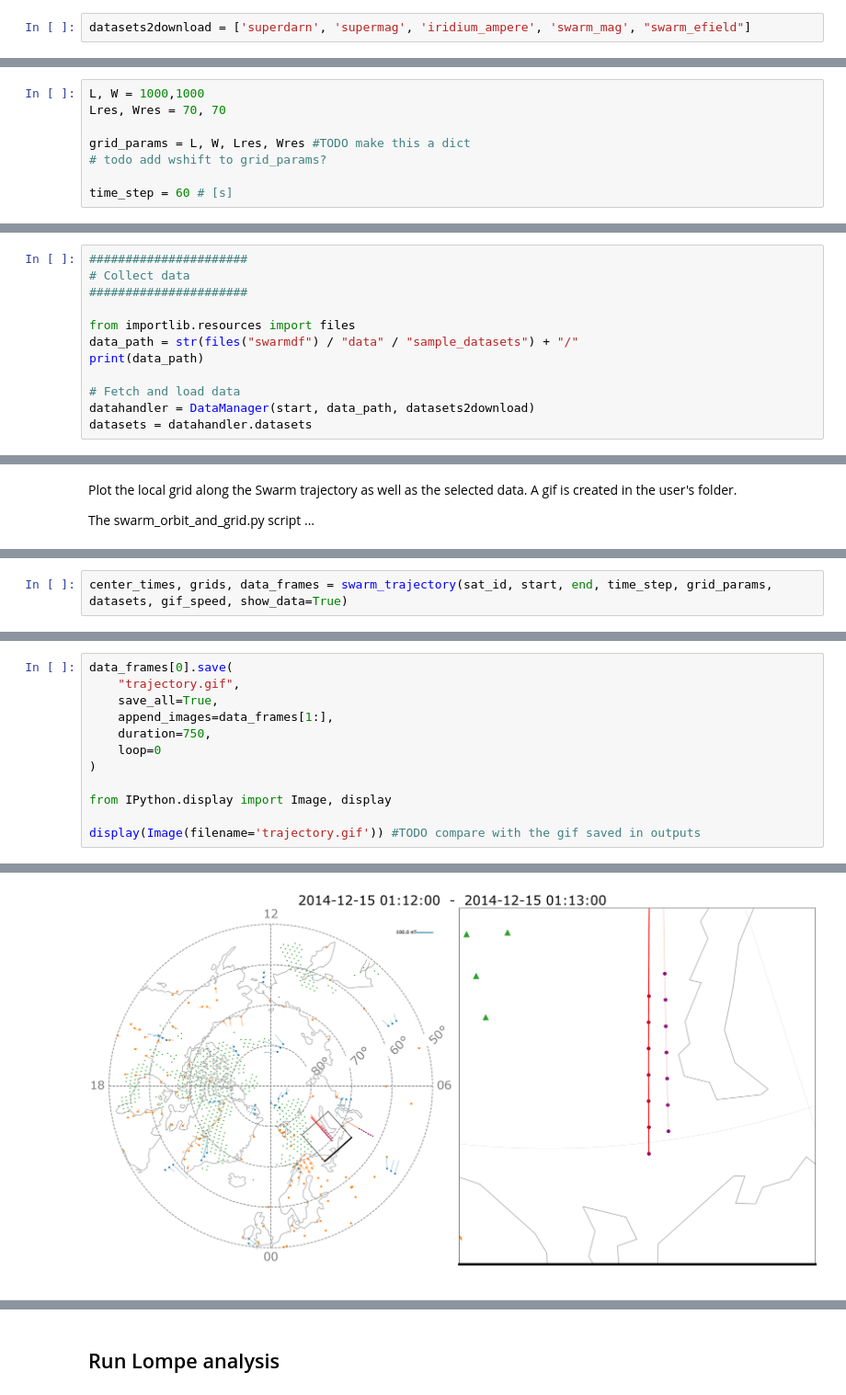
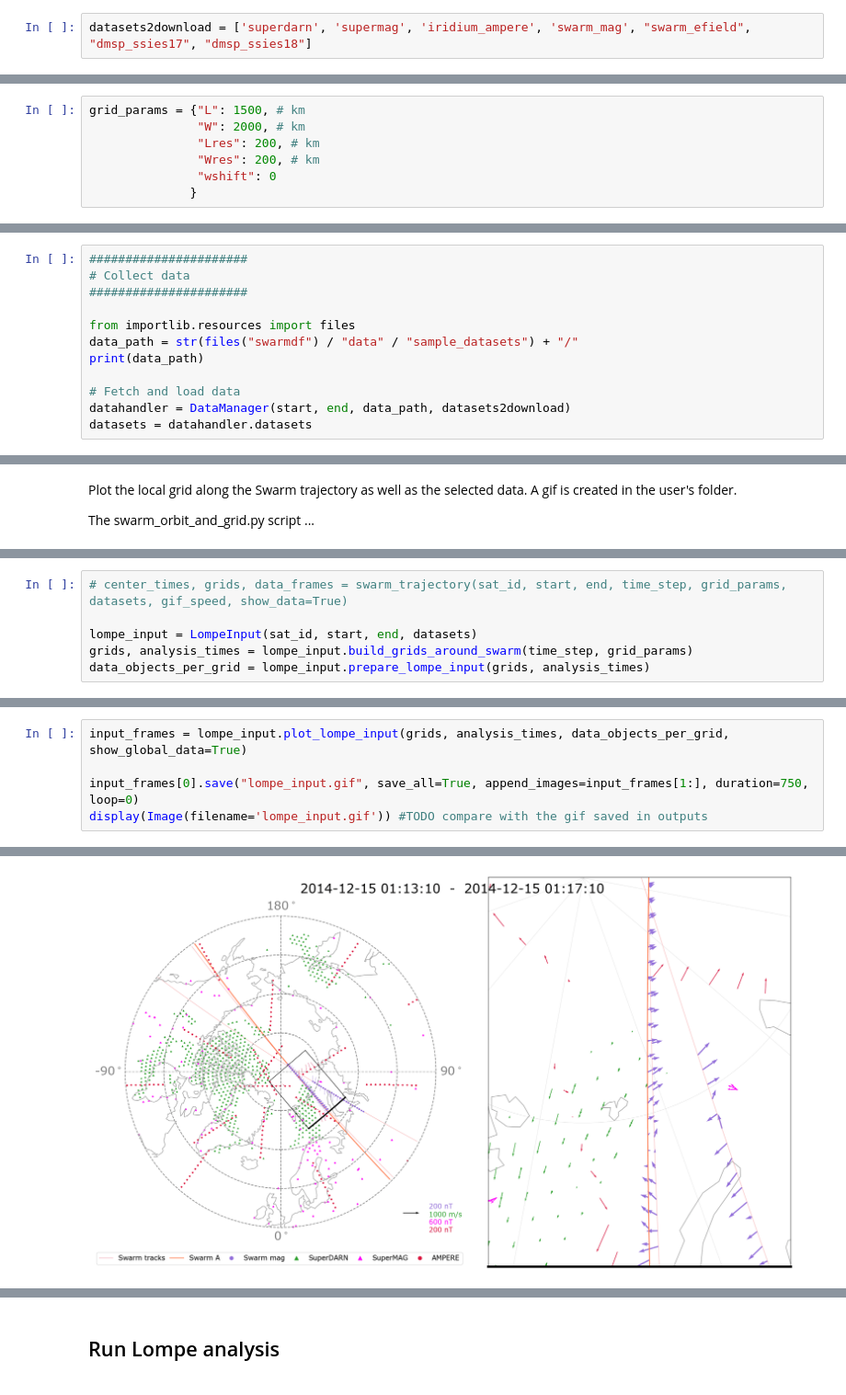
Before and after one commit to Margot-D/SwarmDF, a Jupyter notebook: src/swarmdf/examples/SwarmDF_demo.ipynb, the cells around one changed output, grey strips where cells are left out. Shown at 92% size. Saved outputs shown, nothing was run; the diff lists cells and outputs as text.

```diff
--- a/src/swarmdf/examples/SwarmDF_demo.ipynb
+++ b/src/swarmdf/examples/SwarmDF_demo.ipynb
@@ -40,7 +43,7 @@ end   = datetime(2014, 12, 15, 1, 14, 0)
 
 Choose datasets among SuperDARN, SuperMAG, Iridium/Ampere, Swarm electric field and Swarm magnetic field. By default, all datasets are selected.
 # %%
-datasets2download = ['superdarn', 'supermag', 'iridium_ampere', 'swarm_mag', "swarm_efield"]
+datasets2download = ['superdarn', 'supermag', 'iridium_ampere', 'swarm_mag', "swarm_efield", "dmsp_ssies17", "dmsp_ssies18"]
 # %% [markdown]
 ### Grid
 
@@ -48,11 +52,10 @@ Define the extent, spatial resolution, and temporal spacing of the successive 2D
 # %%
-L, W = 1000,1000
-Lres, Wres = 70, 70
-
-grid_params = L, W, Lres, Wres #TODO make this a dict
-# todo add wshift to grid_params?
-
-time_step = 60 # [s]
+grid_params = {"L": 1500, # km
+               "W": 2000, # km
+               "Lres": 200, # km
+               "Wres": 200, # km
+               "wshift": 0
+              }
 # %% [markdown]
 ### Conductance
 
@@ -86,7 +89,7 @@ data_path = str(files("swarmdf") / "data" / "sample_datasets") + "/"
 print(data_path)
 
 # Fetch and load data
-datahandler = DataManager(start, data_path, datasets2download)
+datahandler = DataManager(start, end, data_path, datasets2download)
 datasets = datahandler.datasets
 # %% [output]
 /Users/margot/Docs/Academia/Research/Python/SwarmDF/src/swarmdf/data/sample_datasets/
@@ -132,3 +107,7 @@ gif_speed= 550 # [ms]
 # %%
-center_times, grids, data_frames = swarm_trajectory(sat_id, start, end, time_step, grid_params, datasets, gif_speed, show_data=True)
+# center_times, grids, data_frames = swarm_trajectory(sat_id, start, end, time_step, grid_params, datasets, gif_speed, show_data=True)
+
+lompe_input = LompeInput(sat_id, start, end, datasets)
+grids, analysis_times = lompe_input.build_grids_around_swarm(time_step, grid_params)
+data_objects_per_grid = lompe_input.prepare_lompe_input(grids, analysis_times)
 # %% [output]
@@ -153,13 +118,6 @@ GIF saved in outputs directory: /Users/margot/Docs/Academia/Research/Python/Swar
 # %%
-data_frames[0].save(
-    "trajectory.gif",
-    save_all=True,
-    append_images=data_frames[1:],
-    duration=750,
-    loop=0
-)
+input_frames = lompe_input.plot_lompe_input(grids, analysis_times, data_objects_per_grid, show_global_data=True)
 
-from IPython.display import Image, display
-
-display(Image(filename='trajectory.gif')) #TODO compare with the gif saved in outputs
+input_frames[0].save("lompe_input.gif", save_all=True, append_images=input_frames[1:], duration=750, loop=0)
+display(Image(filename='lompe_input.gif')) #TODO compare with the gif saved in outputs
 # %% [output]
@@ -166 +132 @@ display(Image(filename='trajectory.gif')) #TODO compare with the gif saved in ou
-[figure, old version]
+[figure, new version]
```
Also changed, not shown: parts of 23 cells of this notebook, 10 other files.
